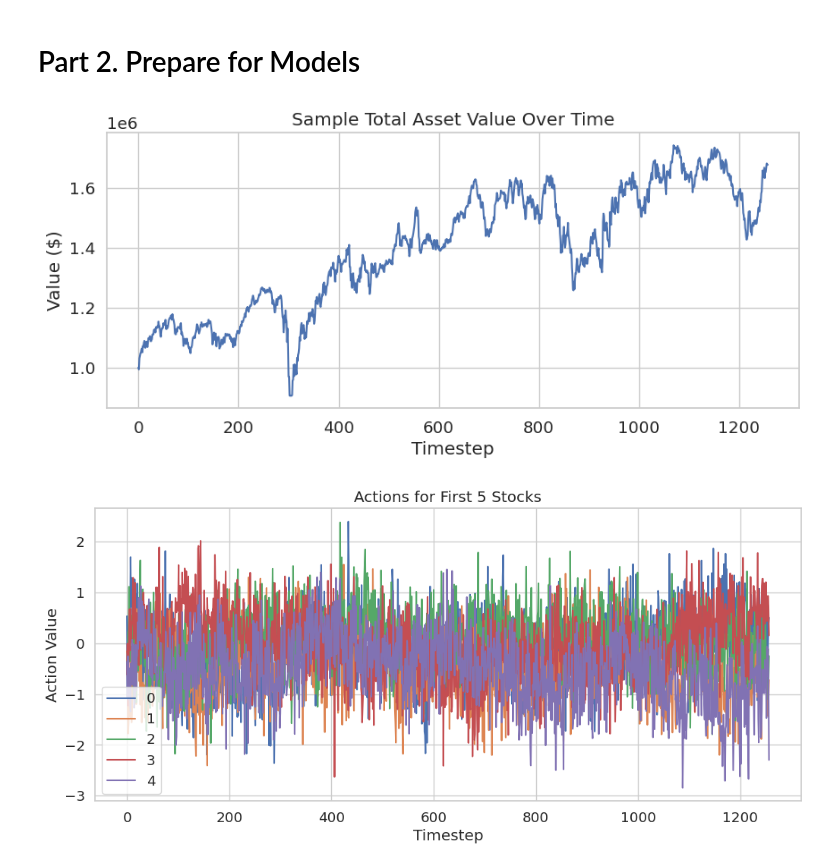
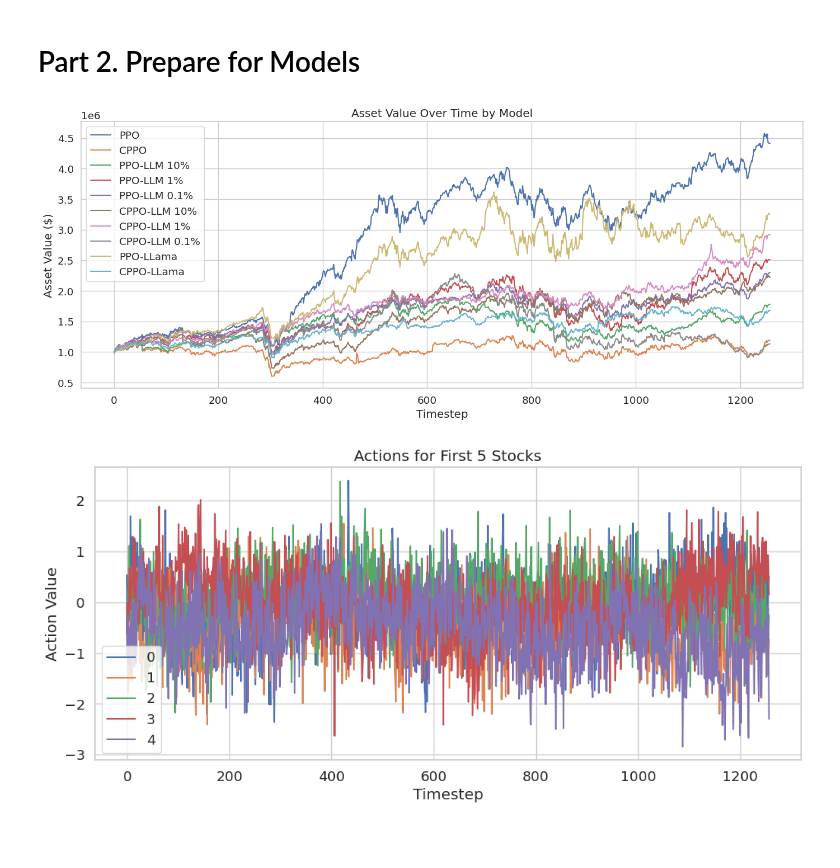
Before and after one commit to siren7075/AOC2023, a Jupyter notebook: Trader_in_a_Day.ipynb, the cells around one changed output. Cells and saved outputs as stored; diff of their text form; code cells hidden in the pictures; blank space fills up the shorter version.

```diff
--- a/Trader_in_a_Day.ipynb
+++ b/Trader_in_a_Day.ipynb
@@ -587,18 +587,41 @@ print("\n📈 df_assets_ppo_llm (sample):", df_assets_ppo_llm[:5])
 print("\n💰 df_account_value_ppo_llm (sample):", df_account_value_ppo_llm[:5])
 print("\n🧠 df_actions_ppo_llm (sample):", df_actions_ppo_llm[:2])  # usually multidimensional
 print("\n📊 df_portfolio_distribution_ppo_llm (sample):", df_portfolio_distribution_ppo[:2])
-# %%
-import pandas as pd
-import matplotlib.pyplot as plt
-
-df_assets = pd.Series(df_assets_cppo_llama_risk, name="Asset Value")
-df_assets.plot(title="Sample Total Asset Value Over Time", figsize=(10, 4))
-plt.ylabel("Value ($)")
-plt.xlabel("Timestep")
-plt.grid(True)
-plt.show()
-# %% [output]
-[figure, removed]
+# %%
+import pandas as pd
+import matplotlib.pyplot as plt
+
+# Create a dictionary of model names and their asset series
+asset_data = {
+    "PPO": pd.Series(df_assets_ppo),
+    "CPPO": pd.Series(df_assets_cppo),
+    "PPO-LLM 10%": pd.Series(df_assets_ppo_llm),
+    "PPO-LLM 1%": pd.Series(df_assets_ppo_llm_1),
+    "PPO-LLM 0.1%": pd.Series(df_assets_ppo_llm_01),
+    "CPPO-LLM 10%": pd.Series(df_assets_cppo_llm_risk),
+    "CPPO-LLM 1%": pd.Series(df_assets_cppo_llm_risk_1),
+    "CPPO-LLM 0.1%": pd.Series(df_assets_cppo_llm_risk_01),
+    "PPO-LLama": pd.Series(df_assets_ppo_llama),
+    "CPPO-LLama": pd.Series(df_assets_cppo_llama_risk),
+}
+
+# Combine into one DataFrame
+df_all_assets = pd.DataFrame(asset_data)
+
+# Plot
+plt.figure(figsize=(14, 6))
+for column in df_all_assets.columns:
+    plt.plot(df_all_assets[column], label=column)
+
+plt.title("Asset Value Over Time by Model")
+plt.xlabel("Timestep")
+plt.ylabel("Asset Value ($)")
+plt.legend()
+plt.grid(True)
+plt.tight_layout()
+plt.show()
+# %% [output]
+[figure, added]
 # %%
 import numpy as np
 
```
